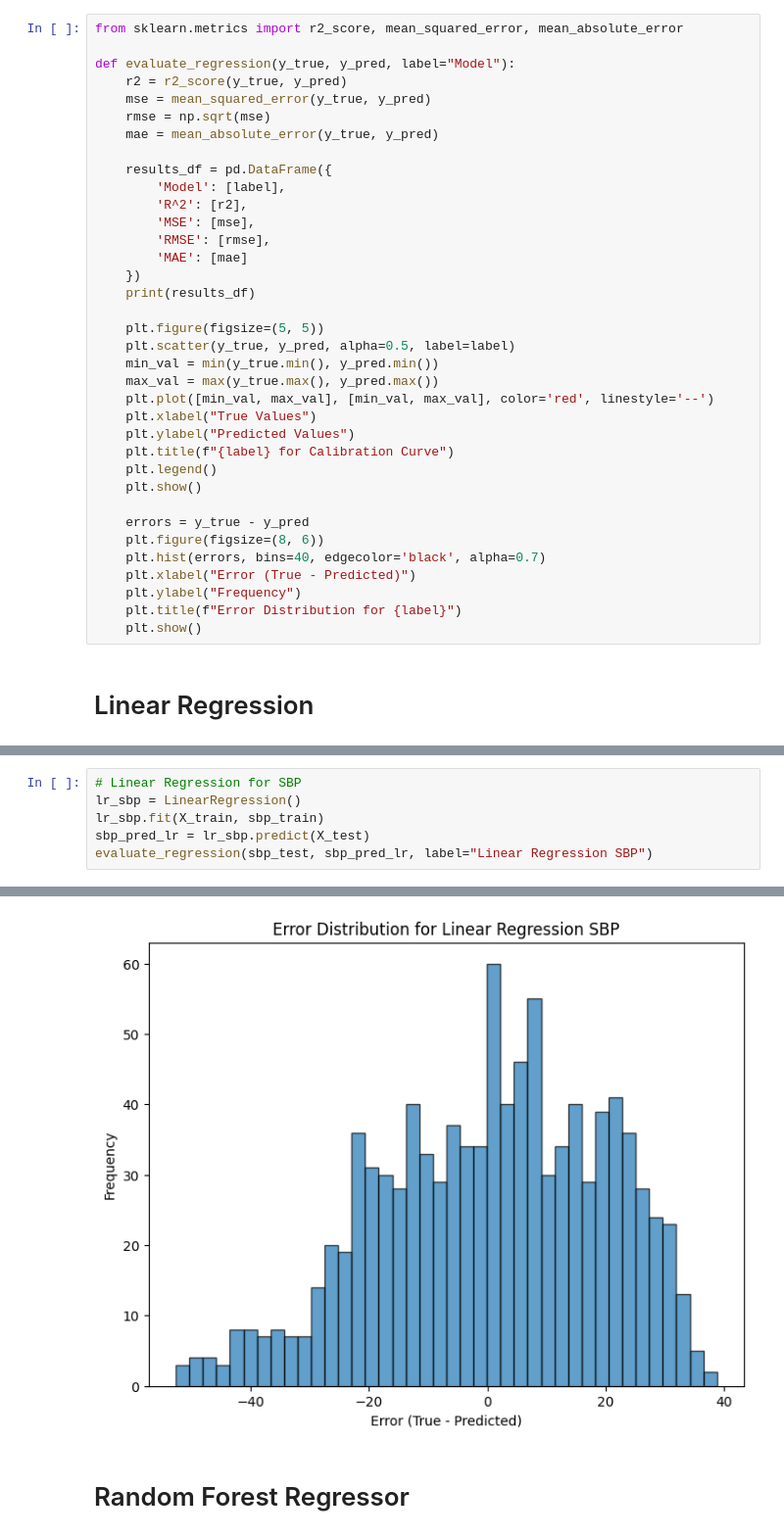
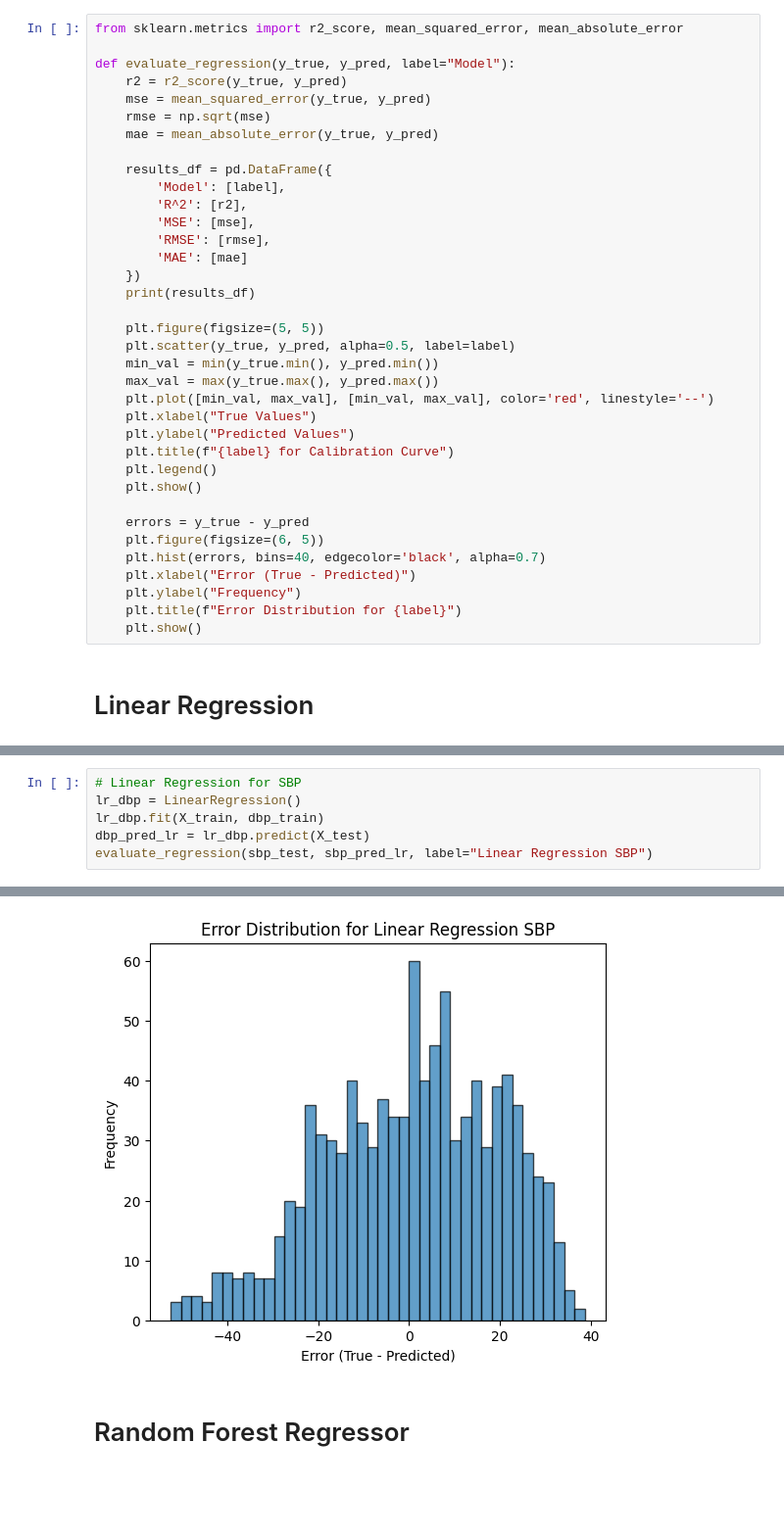
Before and after one commit to AniruthAnanth/CuffLessBloodPressureEstimation, a Jupyter notebook: main.ipynb, the cells around one changed output, grey strips where cells are left out. Shown at 98% size. Drawn from its saved outputs; the diff is of its cells as text; blank space fills up the shorter version.

```diff
--- a/main.ipynb
+++ b/main.ipynb
@@ -82,7 +82,7 @@ def evaluate_regression(y_true, y_pred, label="Model"):
     plt.show()
 
     errors = y_true - y_pred
-    plt.figure(figsize=(8, 6))
+    plt.figure(figsize=(6, 5))
     plt.hist(errors, bins=40, edgecolor='black', alpha=0.7)
     plt.xlabel("Error (True - Predicted)")
     plt.ylabel("Frequency")
@@ -106,14 +106,14 @@ evaluate_regression(dbp_test, dbp_pred_lr, label="Linear Regression DBP")
 # %%
 # Linear Regression for SBP
-lr_sbp = LinearRegression()
-lr_sbp.fit(X_train, sbp_train)
-sbp_pred_lr = lr_sbp.predict(X_test)
+lr_dbp = LinearRegression()
+lr_dbp.fit(X_train, dbp_train)
+dbp_pred_lr = lr_dbp.predict(X_test)
 evaluate_regression(sbp_test, sbp_pred_lr, label="Linear Regression SBP")
 # %% [output]
                    Model       R^2         MSE       RMSE        MAE
 0  Linear Regression SBP  0.011551  358.867371  18.943794  15.621503
 [figure]
-[figure, old version]
+[figure, new version]
 # %% [markdown]
 # Random Forest Regressor
 # %%
```
Also changed, not shown: parts of 11 cells of this notebook.
